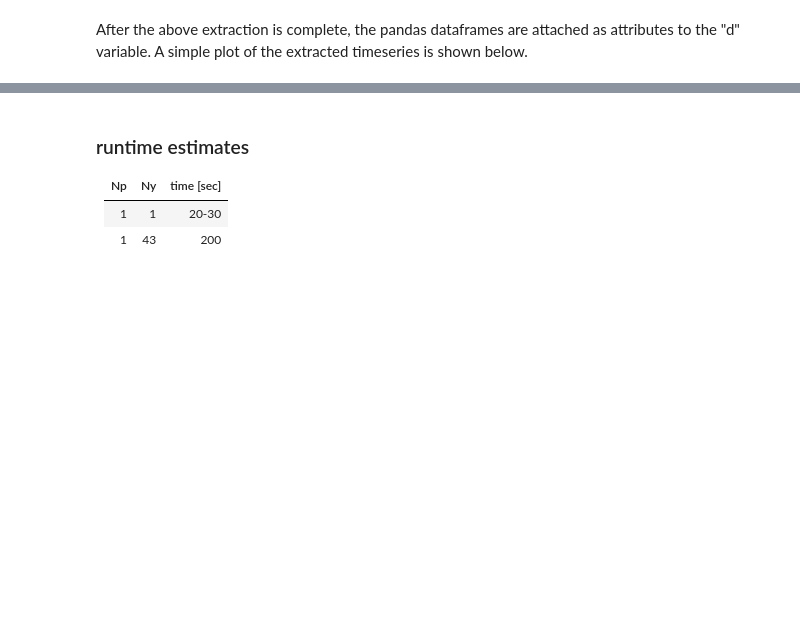
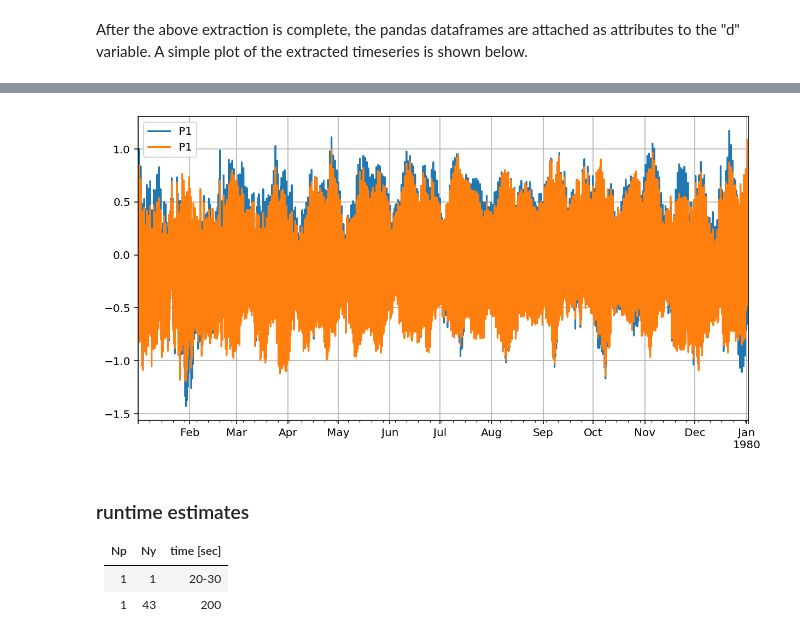
Before and after one commit to RENCI/EDSReanalysis, a Jupyter notebook: ReanalysisDataExtractorDemoInterface.ipynb, the cells around one changed output, grey strips where cells are left out. Cells and saved outputs as stored; diff of their text form; code cells hidden in the pictures; blank space fills up the shorter version.

Commit message:
added doc cells and plot examples

```diff
--- a/ReanalysisDataExtractorDemoInterface.ipynb
+++ b/ReanalysisDataExtractorDemoInterface.ipynb
@@ -50,3 +79,13 @@ d.df_product_data.plot()
+# %%
+import matplotlib.pyplot as plt
+fig,ax1 = plt.subplots(figsize=(10,5), dpi=144)
+
+df_prior.plot(ax=ax1, label='prior')
+df_post.plot(ax=ax1, label='post')
+plt.legend()
+ax1.grid(True)
+# %% [output]
+[figure, added]
 # %% [markdown]
 ### runtime estimates
 
```
Also changed, not shown: parts of 5 cells of this notebook, 1 other file.
